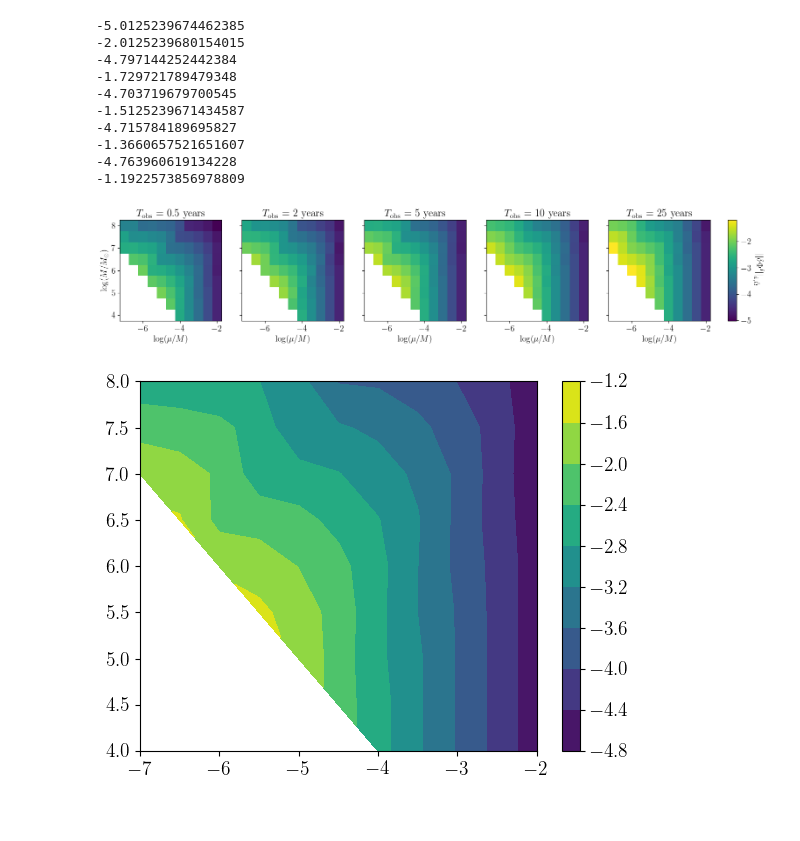
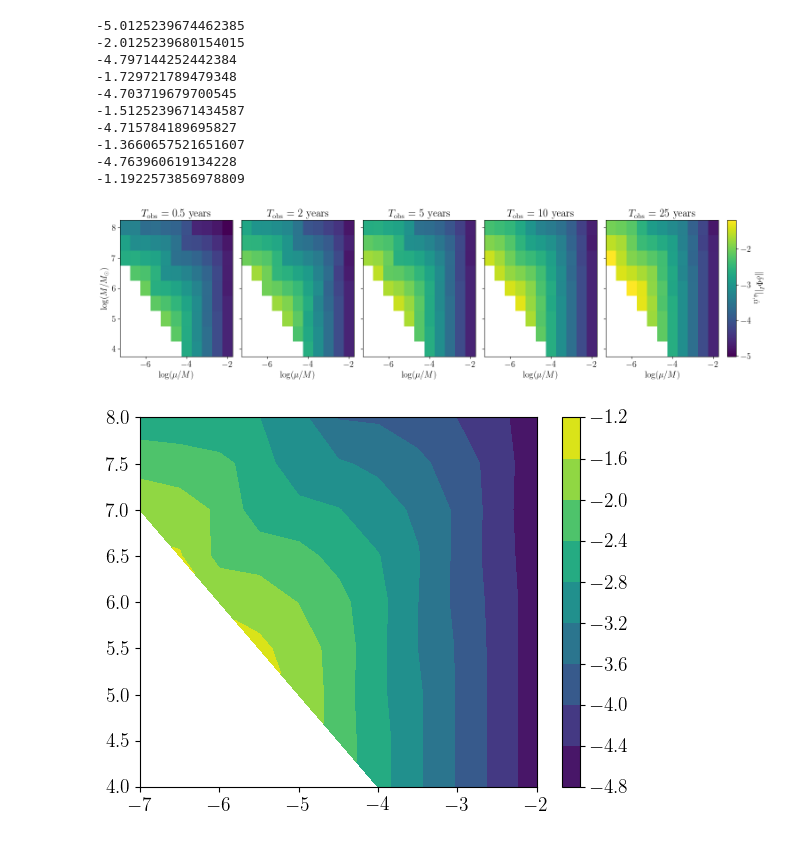
Before and after one commit to znasipak/bhpwave-article, a Jupyter notebook: scripts/test.ipynb, the cells around one changed output. Drawn from its saved outputs; the diff is of its cells as text; code cells hidden in the pictures.

```diff
--- a/scripts/test.ipynb
+++ b/scripts/test.ipynb
@@ -2380,27 +2380,28 @@ for ii, Tobs in enumerate(time_spans):
 -4.763960619134228
 -1.1922573856978809
 # %%
-fig, axs = plt.subplots(1, 5, sharey=True, figsize=(20, 3))
+fig, axs = plt.subplots(1, 5, sharey=True, figsize=(20, 4))
+fig.subplots_adjust(wspace=0.08)
 vmax = -1.1922573856978809
 vmin = -5.0125239674462385
 # fig.subplots_adjust(hspace=2)
 for ii, Tobs in enumerate(time_spans):
     pcm = axs[ii].pcolormesh(-np.log10(mass_ratio_list), np.log10(M_list), np.log10(phase_diff[Tobs].T), shading='auto', vmin=vmin, vmax=vmax)
     # title_string = '$||\delta \Phi^I||_{\hat{{a}},\hat{{\Omega}}}$ for $T_\mathrm{obs}$ = ' + (f"{Tobs} years")
     title_string = '$T_\mathrm{obs}$ = ' + (f"{Tobs} years")
     axs[ii].set_title(title_string)
     axs[ii].set_xlabel("$\log (\mu/M)$")
 
 axs[0].set_ylabel("$\log (M/M_\odot)$")
 # plt.plot(-np.log10(mass_ratio_list), Z.T, '.')
 fig.subplots_adjust(right=0.8)
-colorbar_axes = fig.add_axes([0.82, 0.11, 0.01, 0.77])
+colorbar_axes = fig.add_axes([0.81, 0.11, 0.01, 0.77])
 cbar = fig.colorbar(pcm, cax=colorbar_axes)
 cbar.ax.get_yaxis().labelpad = 20
 cbar.ax.set_ylabel("$||\\delta\\Phi^I||_{\\hat{a},\\hat{\\Omega}}$", rotation=270)
 plt.savefig("../figures/deltaPhiTest.pdf", bbox_inches='tight')
 # %% [output]
-[figure, old version]
+[figure, new version]
 # %%
 _, Z = np.meshgrid(-np.log10(mass_ratio_list), np.log10(M_list))
 plt.contourf(-np.log10(mass_ratio_list), np.log10(M_list), np.log10(phase_diff[5].T), alpha = 1.)
```
Also changed, not shown: 6 other files.
